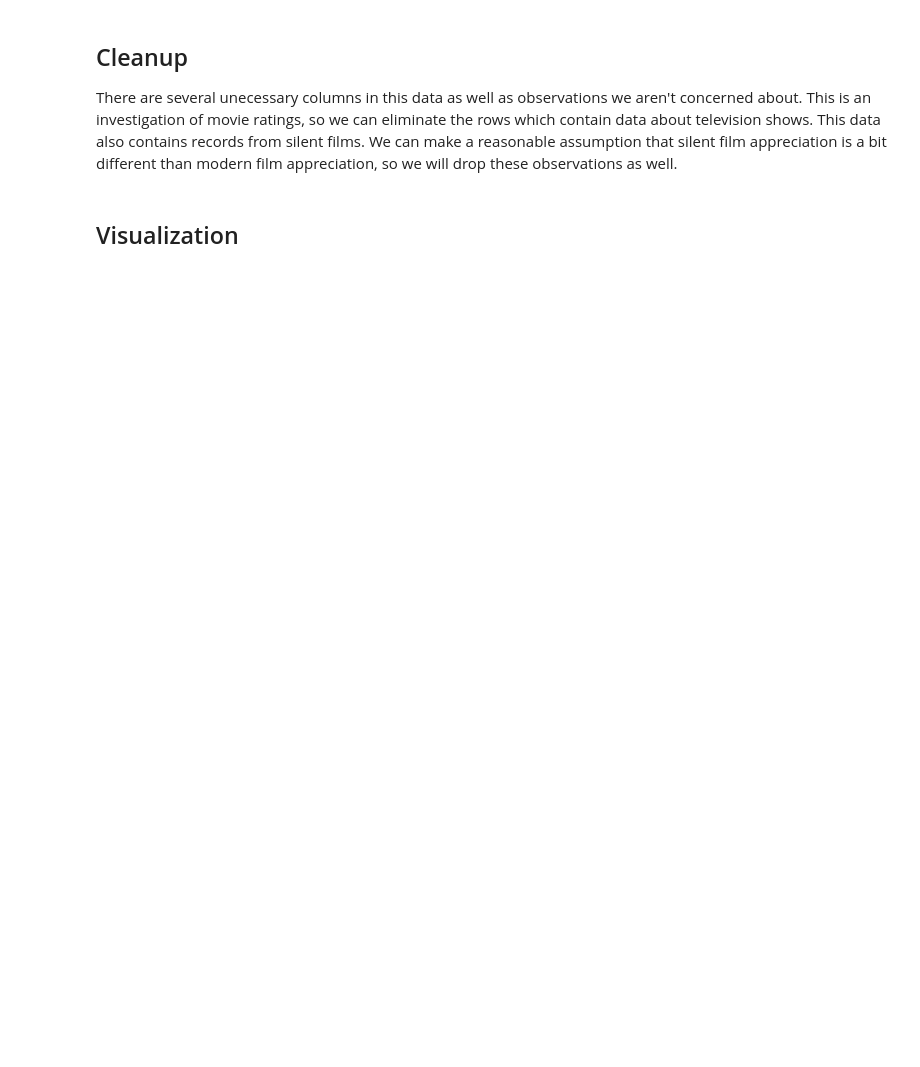
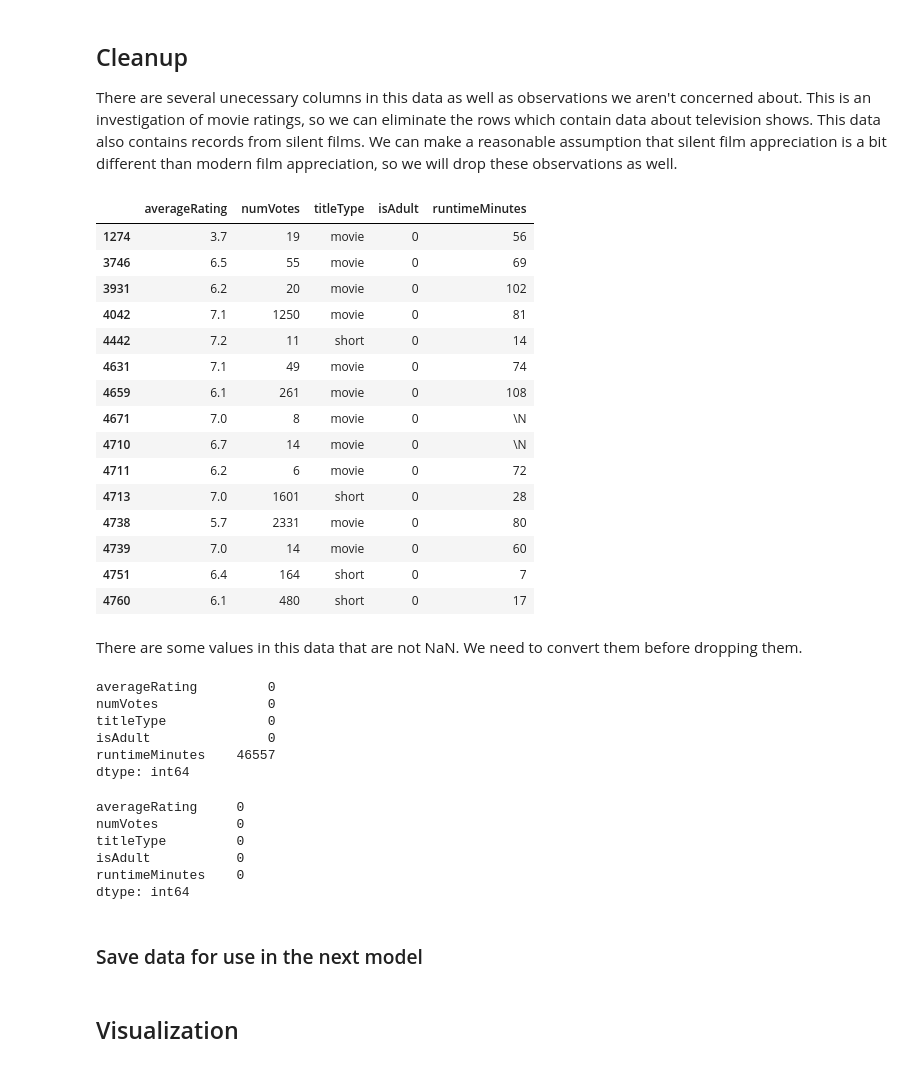
Before and after one commit to 1Strategy/ml-immersion, a Jupyter notebook: movies/movies_logistic_regression.ipynb, the cells around one changed output. Cells and saved outputs as stored; diff of their text form; code cells hidden in the pictures; blank space fills up the shorter version.

```diff
--- a/movies/movies_logistic_regression.ipynb
+++ b/movies/movies_logistic_regression.ipynb
@@ -56,29 +78,65 @@ There are several unecessary columns in this data as well as observations we are
 # %%
 # Eliminate TV Shows
 movie_data = movie_data[(movie_data.titleType == 'movie') | (movie_data.titleType == 'short') | (movie_data.titleType == 'tvMovie')]
 # Shape: (395863, 11)
 
 # Limit to only years with talkies
 movie_data = movie_data[movie_data.startYear != '\\N']
 movie_data.startYear = movie_data.startYear.astype(int)
 movie_data = movie_data[movie_data.startYear > 1927]
 # Shape: (383612, 11)
 
 # Remove unnecessary columns
 movie_data.drop('originalTitle', axis=1, inplace=True)
 movie_data.drop('endYear', axis=1, inplace=True)
+movie_data.drop('startYear', axis=1, inplace=True)
 movie_data.drop('tconst', axis=1, inplace=True)
 movie_data.drop('primaryTitle', axis=1, inplace=True)
 movie_data.drop('genres', axis=1, inplace=True)
 # I am working to one hot encode the genres column. It requires a custom function.
 movie_data.head(15)
+# %% [output]
+|  | averageRating | numVotes | titleType | isAdult | runtimeMinutes |
+| 1274 | 3.7 | 19 | movie | 0 | 56 |
+| 3746 | 6.5 | 55 | movie | 0 | 69 |
+| 3931 | 6.2 | 20 | movie | 0 | 102 |
+| 4042 | 7.1 | 1250 | movie | 0 | 81 |
+| 4442 | 7.2 | 11 | short | 0 | 14 |
+| 4631 | 7.1 | 49 | movie | 0 | 74 |
+| 4659 | 6.1 | 261 | movie | 0 | 108 |
+| 4671 | 7.0 | 8 | movie | 0 | \N |
+| 4710 | 6.7 | 14 | movie | 0 | \N |
+| 4711 | 6.2 | 6 | movie | 0 | 72 |
+| 4713 | 7.0 | 1601 | short | 0 | 28 |
+| 4738 | 5.7 | 2331 | movie | 0 | 80 |
+| 4739 | 7.0 | 14 | movie | 0 | 60 |
+| 4751 | 6.4 | 164 | short | 0 | 7 |
+| 4760 | 6.1 | 480 | short | 0 | 17 |
+# %% [markdown]
+There are some values in this data that are not NaN. We need to convert them before dropping them.
 # %%
 # Convert \\N to NaN
 movie_data = movie_data[movie_data != r'\N']
 # %%
 # Check to see how many NaN values we have now that we've dropped the /N entries
 movie_data.isna().sum()
+# %% [output]
+averageRating         0
+numVotes              0
+titleType             0
+isAdult               0
+runtimeMinutes    46557
+dtype: int64
 # %%
 # Remove any observations with null values
 movie_data.dropna(inplace=True)
 movie_data.isna().sum()
+# %% [output]
+averageRating     0
+numVotes          0
+titleType         0
+isAdult           0
+runtimeMinutes    0
+dtype: int64
+# %% [markdown]
+### Save data for use in the next model
```
Also changed, not shown: parts of 26 cells of this notebook.
